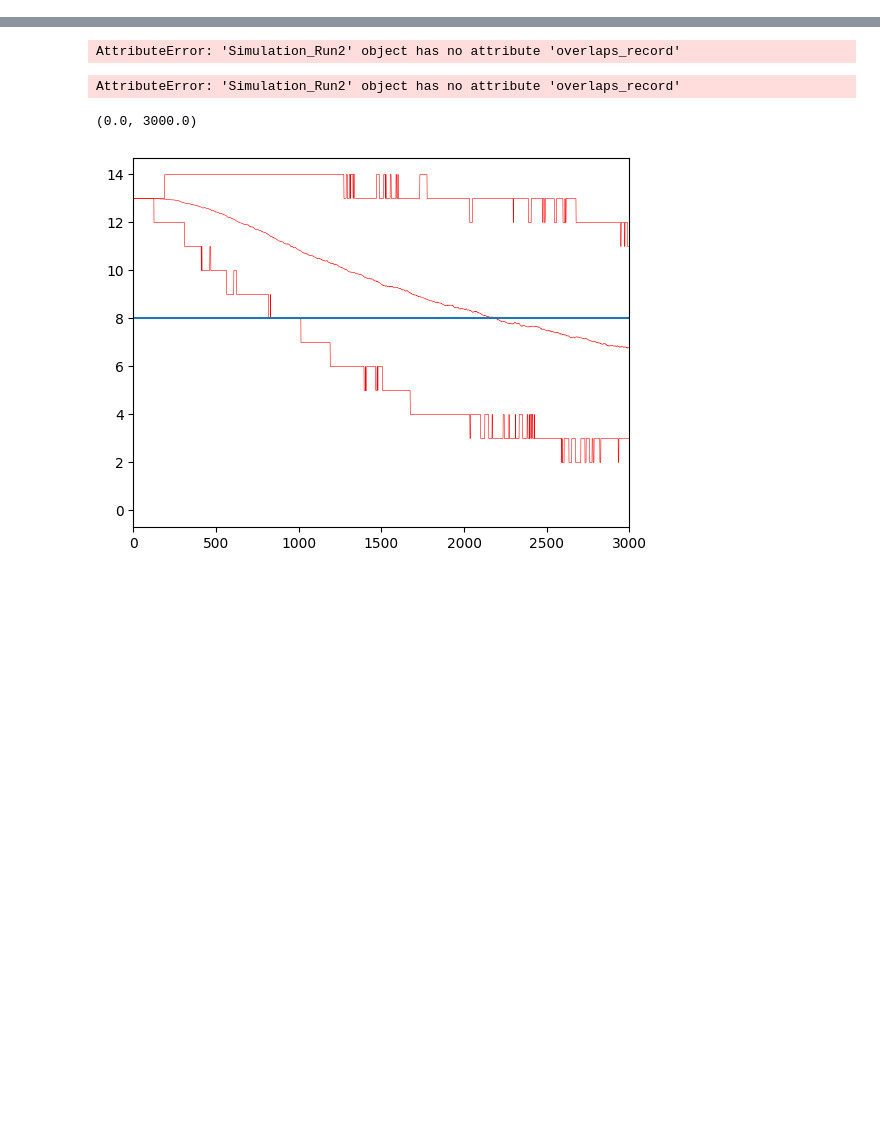
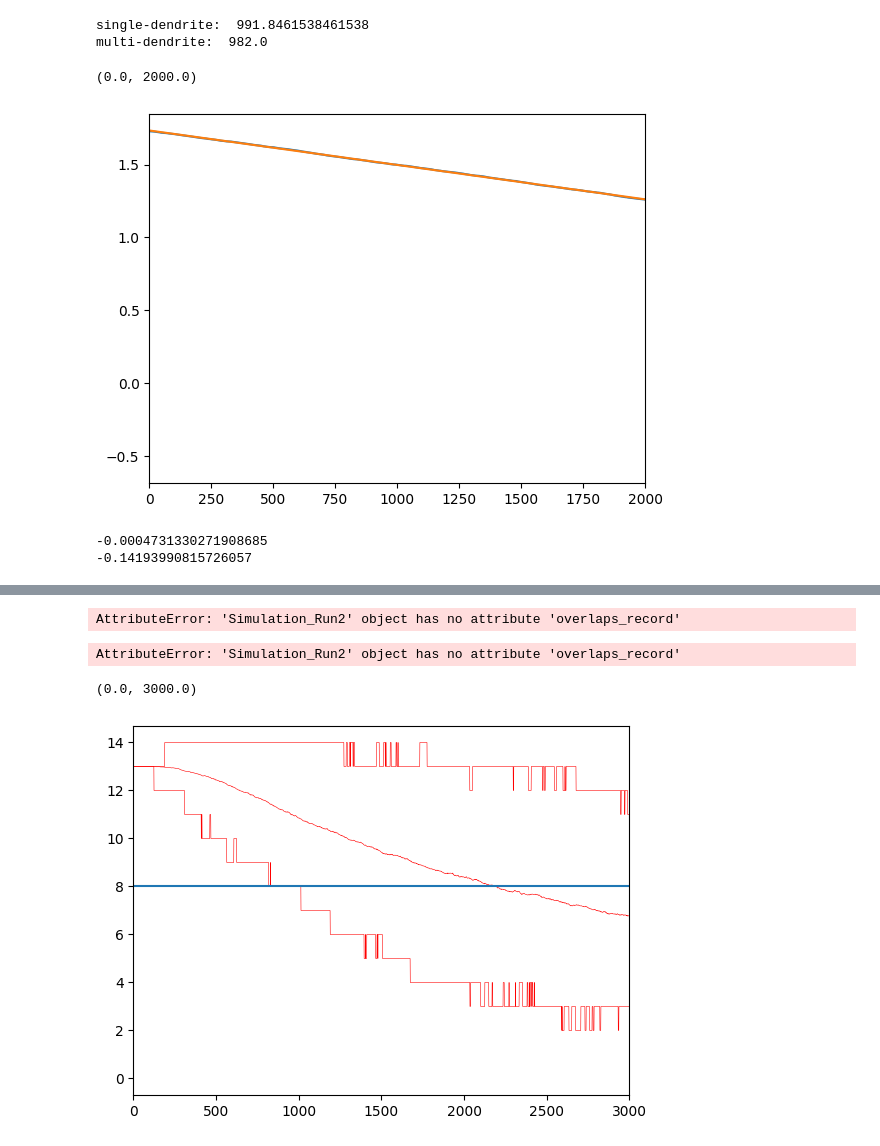
Before and after one commit to Cai-Fangxu/dendrite_project, a Jupyter notebook: test.ipynb, the cells around one changed output, grey strips where cells are left out. Saved outputs shown, nothing was run; the diff lists cells and outputs as text; code cells hidden in the pictures; blank space fills up the shorter version.

```diff
--- a/test.ipynb
+++ b/test.ipynb
@@ -60,0 +66,28 @@ plt.hist(np.sum(neuron.w**2, axis=-1), bins=20);
+# %%
+ns=200
+nd=300
+rho = 300
+bias = 2.32635
+ndR = 2
+kappa = 3.
+n_votes = 2
+vote_th = 0.
+# la = 0.445556
+# beta = 11.5
+
+decay_steps = 30000
+n_tested_patterns = 500
+initial_steps = 5000
+
+seed = 238238
+rng = np.random.default_rng(seed)
+
+# neuron = lib.Neuron10_2(n_synapses=ns, n_dendrites=nd, bias=bias, kappa=kappa, ndR=ndR, beta=beta, seed=rng.integers(100000))
+neuron2 = lib.Neuron3_2(n_synapses=ns, n_dendrites=nd, bias=bias, kappa=kappa, ndR=ndR, n_votes=n_votes, vote_th=vote_th, seed=rng.integers(100000))
+# neuron = lib.Neuron4_2(n_synapses=ns, n_dendrites=nd, bias=bias, kappa=kappa, la=la, n_votes=n_votes, seed=rng.integers(100000))
+
+# xs_gen = lib.Xs_Generator1(normalized_len=-1, seed=rng.integers(100000))
+# xs_gen = lib.Xs_Generator3_1(nd, ns, rho, normalized_len=np.sqrt(ns), seed=rng.integers(100000))
+xs_gen = lib.Xs_Generator3_2(nd, ns, rho, normalized_len=np.sqrt(ns), seed=rng.integers(100000))
+
+simulation_run2 = lib.Simulation_Run2(neuron2, xs_gen, decay_steps=decay_steps, initial_steps=initial_steps, n_tested_patterns=n_tested_patterns, refresh_every=500, seed=rng.integers(100000))
@@ -60,0 +119,28 @@ plt.hist(np.sum(neuron.w**2, axis=-1), bins=20);
+# %%
+tmp = (np.sort(simulation_run.votes_record, axis=0)[int(n_tested_patterns*0.01), :decay_steps] - upper99_1)
+tmp = np.bitwise_and(tmp[:-1]>0, tmp[1:]<0)
+print("single-dendrite: ", np.mean(np.argwhere(tmp)))
+
+tmp = (np.sort(simulation_run2.votes_record, axis=0)[int(n_tested_patterns*0.01), :decay_steps] - upper99_2)
+tmp = np.bitwise_and(tmp[:-1]>0, tmp[1:]<0)
+print("multi-dendrite: ", np.mean(np.argwhere(tmp)))
+# %% [output]
+single-dendrite:  991.8461538461538
+multi-dendrite:  982.0
+# %%
+mean_list = np.mean(simulation_run.votes_record, axis=0)[:decay_steps]
+plt.plot(np.log(mean_list))
+x_reg_max = 2000
+tmp = np.vstack([np.arange(x_reg_max), np.ones(x_reg_max)]).T
+slope, intercept = np.linalg.lstsq(tmp, np.log(mean_list)[:x_reg_max], rcond=None)[0]
+plt.plot(np.arange(x_reg_max)*slope + intercept)
+plt.xlim(0, x_reg_max)
+# %% [output]
+(0.0, 2000.0)
+[figure, added]
+# %%
+print(slope*2)
+print(slope*2*ns)
+# %% [output]
+-0.0004731330271908685
+-0.14193990815726057
```
Also changed, not shown: parts of 8 cells of this notebook, 2 other files.
